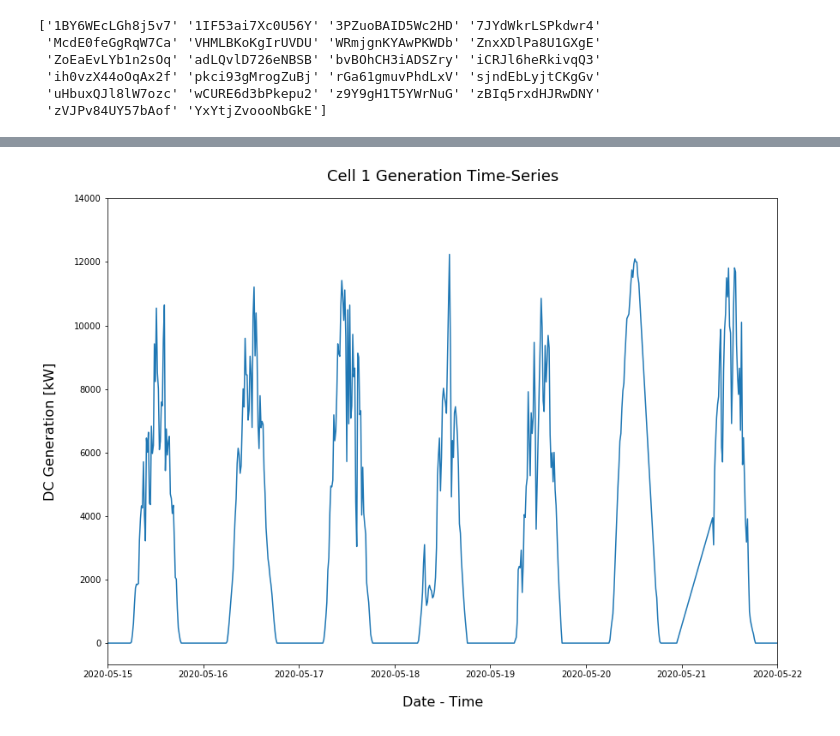
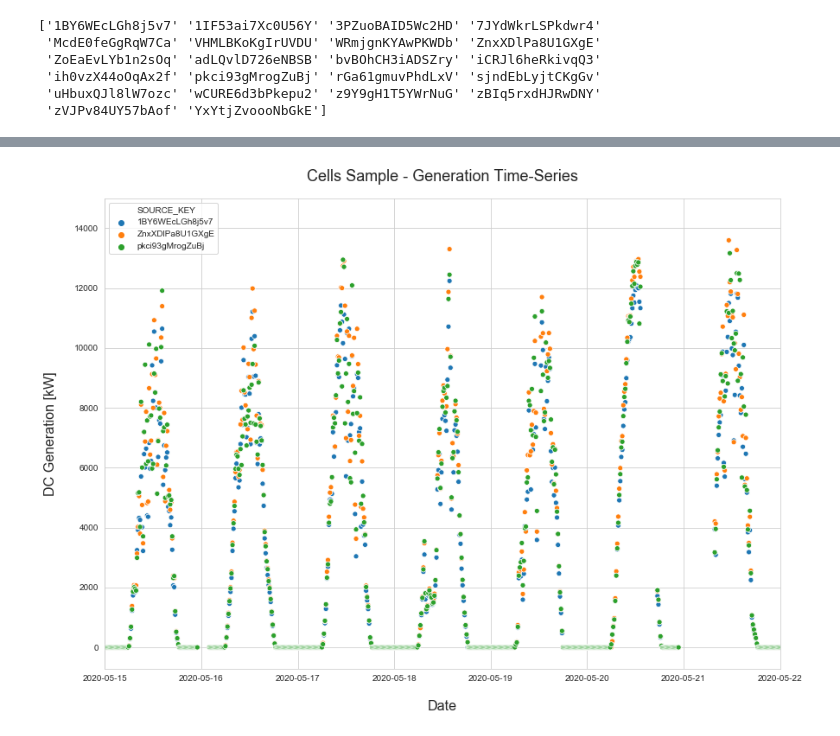
Before and after one commit to CloudforestTechnologies/solar-power-generation-project, a Jupyter notebook: Notebooks/1.0-pm-solar-power-generation-eda.ipynb, the cells around one changed output, grey strips where cells are left out. Saved outputs shown, nothing was run; the diff lists cells and outputs as text; code cells hidden in the pictures.

```diff
--- a/Notebooks/1.0-pm-solar-power-generation-eda.ipynb
+++ b/Notebooks/1.0-pm-solar-power-generation-eda.ipynb
@@ -184,26 +169,25 @@ df_cells_gen = pd.concat(frames, ignore_index = True)
 # %%
 # Plot Generation for one cell as time series
 fig, ax = plt.subplots(figsize = (14, 10))
 
 # Generate plot
-#sns.set_theme(style="ticks")
-palette = sns.color_palette("rocket_r")
-sns.lineplot(data = df_cell1_gen, x = 'DATE_TIME', y = 'DC_POWER', ax = ax, palette = palette)
+sns.set_style(style="whitegrid")
+sns.scatterplot(data = df_cells_gen, x = 'DATE_TIME', y = 'DC_POWER', ax = ax, hue = 'SOURCE_KEY')
 
 # Set x limits
 ax.set_xlim([datetime.date(2020, 5, 15), datetime.date(2020, 5, 22)])
 
 # Set title, axis, legend
-plt.title("Cell 1 Generation Time-Series", fontsize = figures_helper.TITLE_FONTSIZE, pad = 20)
-plt.xlabel("Date - Time", fontsize = 16, labelpad = 20)
+plt.title("Cells Sample - Generation Time-Series", fontsize = figures_helper.TITLE_FONTSIZE, pad = 20)
+plt.xlabel("Date", fontsize = 16, labelpad = 20)
 plt.ylabel("DC Generation [kW]", fontsize = 16, labelpad = 20)
 
 # Save fig
 if SAVE_FIGURES == True:
-    name = 'Cell1_Gen_Time_Series'
+    name = 'Cells_Gen_Time_Series'
     save_string = figures_helper.generate_fig_save_string(name)
     plt.savefig(save_string, format = figures_helper.SAVE_FORMAT, dpi = figures_helper.SAVE_DPI)
 
 plt.show()
 # %% [output]
-[figure, old version]
+[figure, new version]
```
Also changed, not shown: parts of 2 cells of this notebook.
